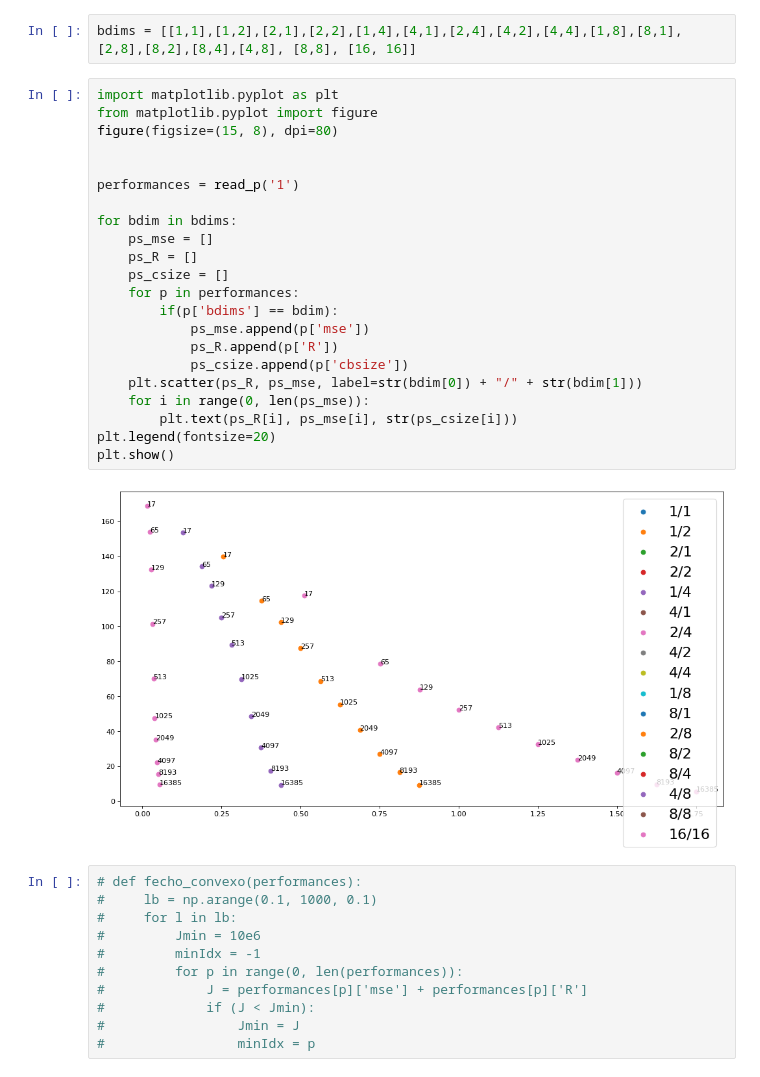
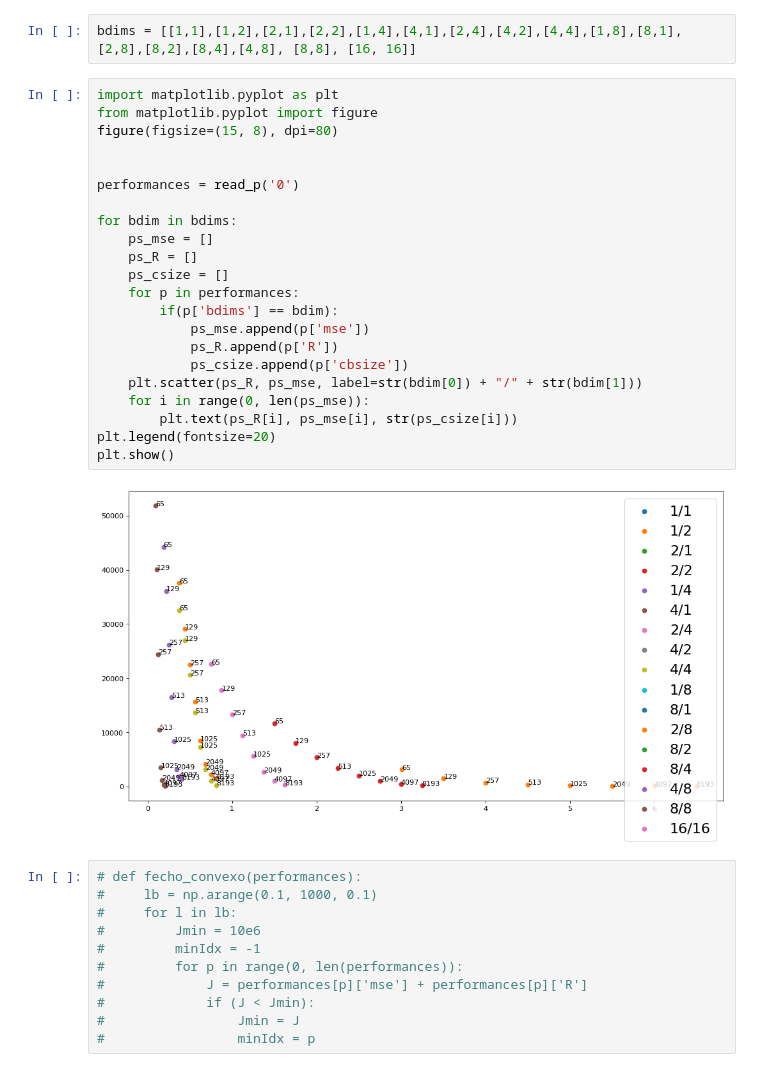
Before and after one commit to VRavaglia/Compressao-de-Imagens, a Jupyter notebook: Wavelets/PlotCodebooks.ipynb, the cells around one changed output. Saved outputs shown, nothing was run; the diff lists cells and outputs as text.

```diff
--- a/Wavelets/PlotCodebooks.ipynb
+++ b/Wavelets/PlotCodebooks.ipynb
@@ -25,27 +25,27 @@ bdims = [[1,1],[1,2],[2,1],[2,2],[1,4],[4,1],[2,4],[4,2],[4,4],[1,8],[8,1],[2,8]
 # %%
 import matplotlib.pyplot as plt
 from matplotlib.pyplot import figure
 figure(figsize=(15, 8), dpi=80)
 
 
-performances = read_p('1')
+performances = read_p('0')
 
 for bdim in bdims:
     ps_mse = []
     ps_R = []
     ps_csize = []
     for p in performances:
         if(p['bdims'] == bdim):
             ps_mse.append(p['mse'])
             ps_R.append(p['R'])
             ps_csize.append(p['cbsize'])
     plt.scatter(ps_R, ps_mse, label=str(bdim[0]) + "/" + str(bdim[1]))
     for i in range(0, len(ps_mse)):
         plt.text(ps_R[i], ps_mse[i], str(ps_csize[i]))
 plt.legend(fontsize=20)
 plt.show()
 # %% [output]
-[figure, old version]
+[figure, new version]
 # %%
 # def fecho_convexo(performances):
 #     lb = np.arange(0.1, 1000, 0.1)
```
Also changed, not shown: 15 other files.
